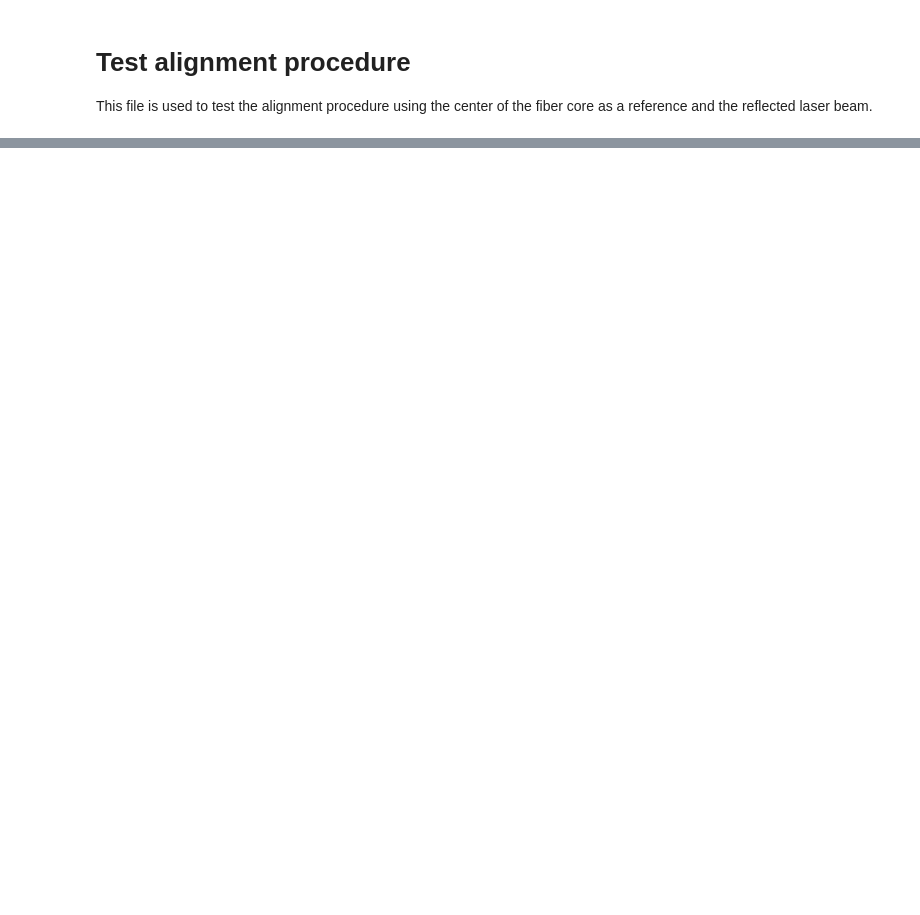
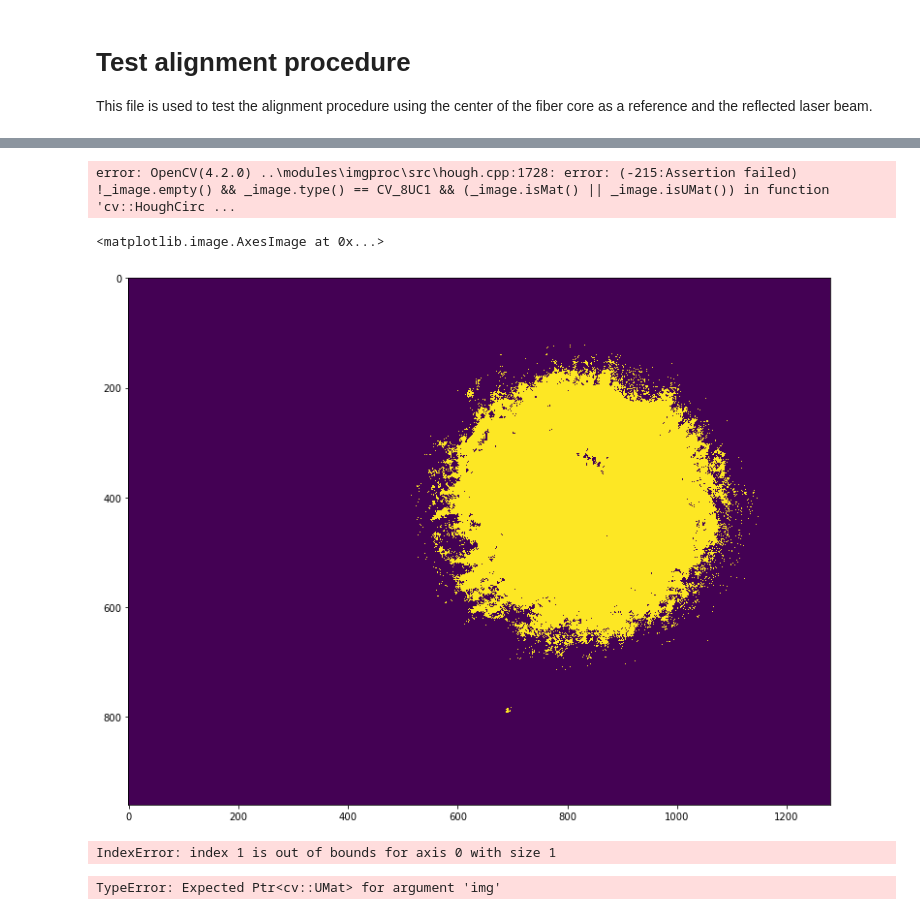
Before and after one commit to aquilesC/DisperPy, a Jupyter notebook: examples/Test_Image_Centroid.ipynb, the cells around one changed output, grey strips where cells are left out. Saved outputs shown, nothing was run; the diff lists cells and outputs as text; code cells hidden in the pictures; blank space fills up the shorter version.

```diff
--- a/examples/Test_Image_Centroid.ipynb
+++ b/examples/Test_Image_Centroid.ipynb
@@ -104,0 +155,34 @@ ax[1].set_aspect('equal')
+# %%
+test_img = mask*np.ones(img.shape, dtype=np.uint8)*2**8
+circles = cv2.HoughCircles(test_img,cv2.HOUGH_GRADIENT,1,20,param1=50,param2=30,minRadius=100,maxRadius=0)
+# %% [output]
+error: OpenCV(4.2.0) ..\modules\imgproc\src\hough.cpp:1728: error: (-215:Assertion failed) !_image.empty() && _image.type() == CV_8UC1 && (_image.isMat() || _image.isUMat()) in function 'cv::HoughCirc ...
+# %%
+fig, ax = plt.subplots(1)
+ax.imshow(test_img.T)
+# for i in range(circles.shape[1]):
+#     cx = circles[0, i, 0]
+#     cy = circles[0, i, 1]
+#     rad = circles[0, i, 2]
+#     circ = Circle((cy, cx), radius=rad,color='red')
+#     ax.add_patch(circ)
+# %% [output]
+<matplotlib.image.AxesImage at 0x...>
+[figure, added]
+# %%
+circles[0,1,1]
+# %% [output]
+IndexError: index 1 is out of bounds for axis 0 with size 1
+# %%
+circles = np.uint16(np.around(circles))
+for i in circles[0,:]:
+    # draw the outer circle
+    cv2.circle(img,(i[0],i[1]),i[2],(0,255,0),2)
+    # draw the center of the circle
+    cv2.circle(img,(i[0],i[1]),2,(0,0,255),3)
+
+cv2.imshow('detected circles',cimg)
+cv2.waitKey(0)
+cv2.destroyAllWindows()
+# %% [output]
+TypeError: Expected Ptr<cv::UMat> for argument 'img'
```
Also changed, not shown: parts of 12 cells of this notebook.
